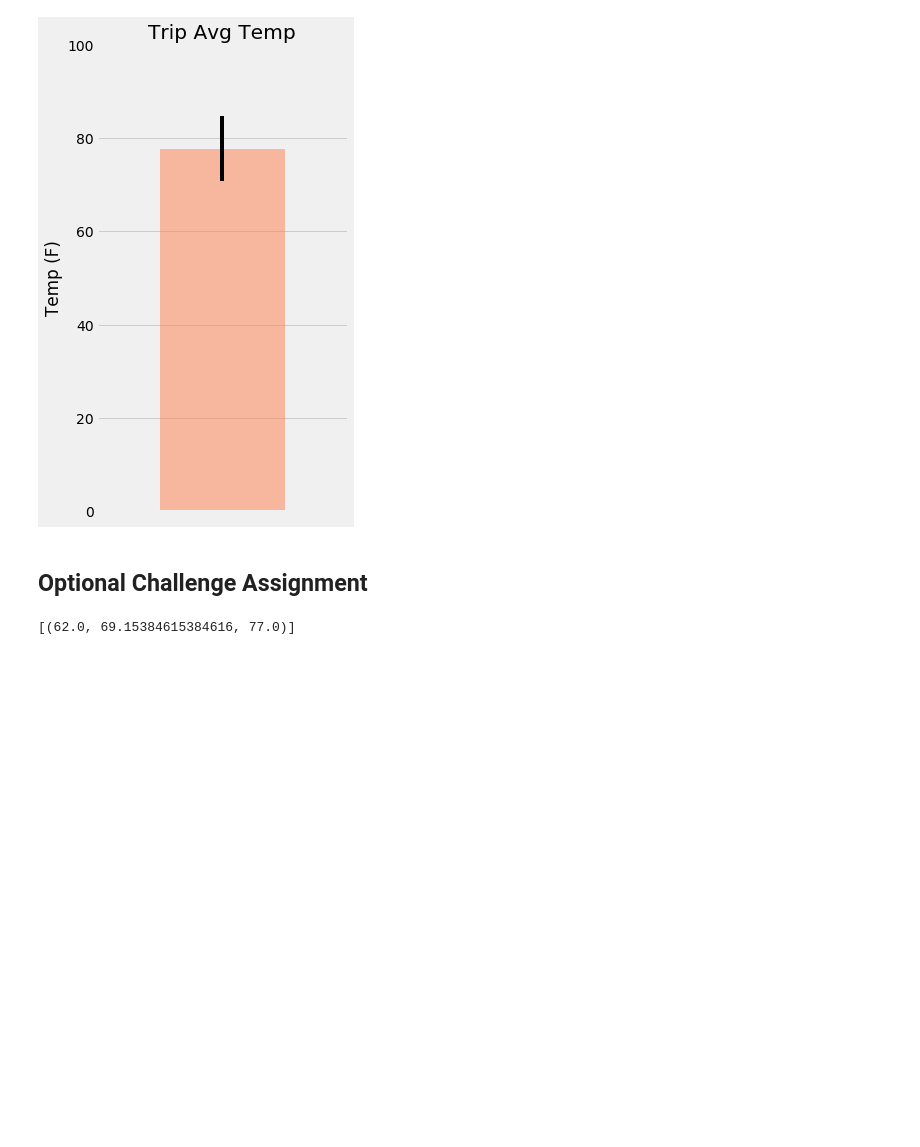
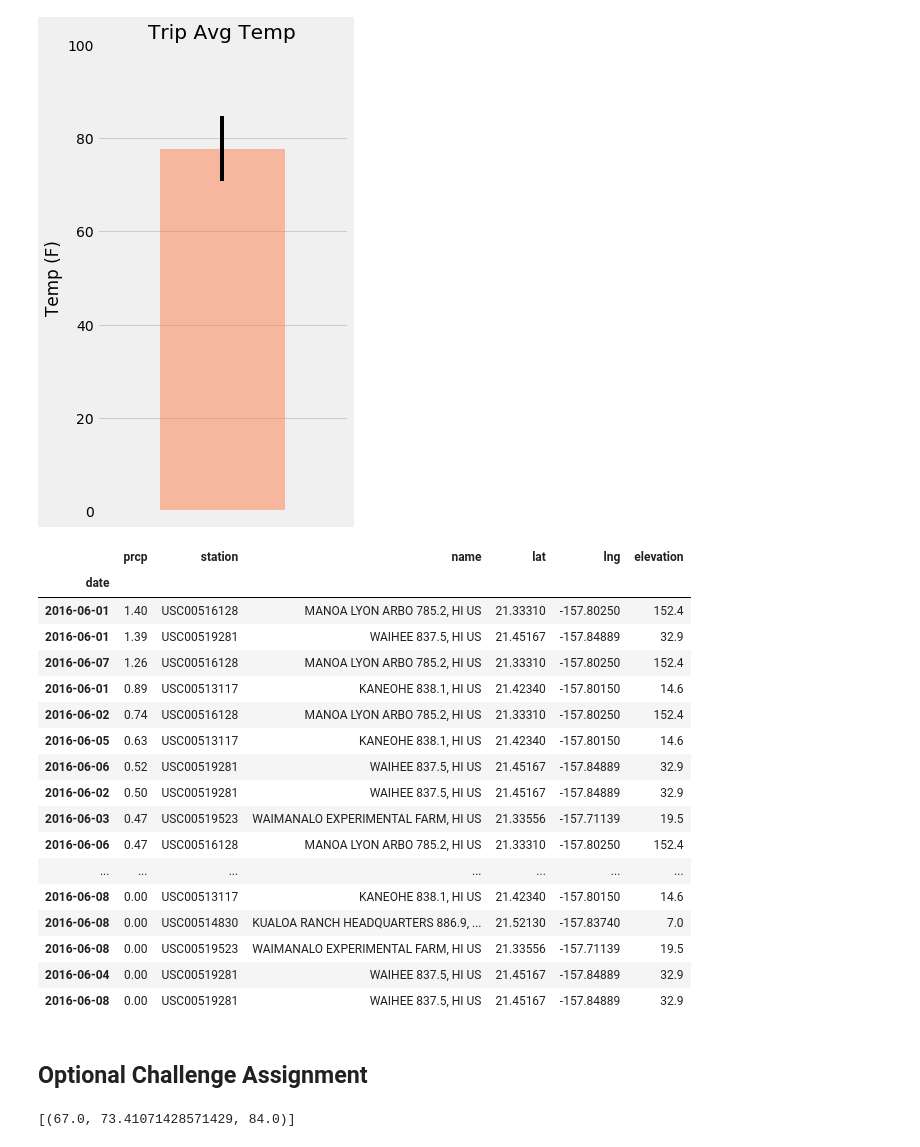
Before and after one commit to ohoweedy/dataviz-homework, a Jupyter notebook: SQLAlchemy/climate_starter.ipynb, the cells around one changed output. Drawn from its saved outputs; the diff is of its cells as text; code cells hidden in the pictures; blank space fills up the shorter version.

```diff
--- a/SQLAlchemy/climate_starter.ipynb
+++ b/SQLAlchemy/climate_starter.ipynb
@@ -354,6 +329,41 @@ plt.show()
 # %%
 # Calculate the rainfall per weather station for your trip dates using the previous year's matching dates.
 # Sort this in descending order by precipitation amount and list the station, name, latitude, longitude, and elevation
+
+# Previous year's matching dates
+previous_start = '2016-06-01'
+previous_end = '2016-06-08'
+
+# Query and sort results by descending prcp values
+rf_station = session.query(Measurement.date, Measurement.prcp, Measurement.station, Station.name, Station.latitude, Station.longitude, Station.elevation).\
+            order_by(Measurement.prcp.desc()).\
+            filter(Measurement.date >= previous_start).filter(Measurement.date <= previous_end).\
+            filter(Measurement.prcp != "None").\
+            filter(Measurement.station == Station.station).all()
+
+# Load into dataframe and present results
+rf_station_df = pd.DataFrame(rf_station, columns=['date', 'prcp', 'station', 'name', 'lat', 'lng', 'elevation'])
+rf_station_df.set_index('date', inplace=True, )
+rf_station_df
+# %% [output]
+|  | prcp | station | name | lat | lng | elevation |
+| date |  |  |  |  |  |  |
+| 2016-06-01 | 1.40 | USC00516128 | MANOA LYON ARBO 785.2, HI US | 21.33310 | -157.80250 | 152.4 |
+| 2016-06-01 | 1.39 | USC00519281 | WAIHEE 837.5, HI US | 21.45167 | -157.84889 | 32.9 |
+| 2016-06-07 | 1.26 | USC00516128 | MANOA LYON ARBO 785.2, HI US | 21.33310 | -157.80250 | 152.4 |
+| 2016-06-01 | 0.89 | USC00513117 | KANEOHE 838.1, HI US | 21.42340 | -157.80150 | 14.6 |
+| 2016-06-02 | 0.74 | USC00516128 | MANOA LYON ARBO 785.2, HI US | 21.33310 | -157.80250 | 152.4 |
+| 2016-06-05 | 0.63 | USC00513117 | KANEOHE 838.1, HI US | 21.42340 | -157.80150 | 14.6 |
+| 2016-06-06 | 0.52 | USC00519281 | WAIHEE 837.5, HI US | 21.45167 | -157.84889 | 32.9 |
+| 2016-06-02 | 0.50 | USC00519281 | WAIHEE 837.5, HI US | 21.45167 | -157.84889 | 32.9 |
+| 2016-06-03 | 0.47 | USC00519523 | WAIMANALO EXPERIMENTAL FARM, HI US | 21.33556 | -157.71139 | 19.5 |
+| 2016-06-06 | 0.47 | USC00516128 | MANOA LYON ARBO 785.2, HI US | 21.33310 | -157.80250 | 152.4 |
+| ... | ... | ... | ... | ... | ... | ... |
+| 2016-06-08 | 0.00 | USC00513117 | KANEOHE 838.1, HI US | 21.42340 | -157.80150 | 14.6 |
+| 2016-06-08 | 0.00 | USC00514830 | KUALOA RANCH HEADQUARTERS 886.9, ... | 21.52130 | -157.83740 | 7.0 |
+| 2016-06-08 | 0.00 | USC00519523 | WAIMANALO EXPERIMENTAL FARM, HI US | 21.33556 | -157.71139 | 19.5 |
+| 2016-06-04 | 0.00 | USC00519281 | WAIHEE 837.5, HI US | 21.45167 | -157.84889 | 32.9 |
+| 2016-06-08 | 0.00 | USC00519281 | WAIHEE 837.5, HI US | 21.45167 | -157.84889 | 32.9 |
 # %% [markdown]
 ## Optional Challenge Assignment
 # %%
@@ -374,9 +384,9 @@ def daily_normals(date):
     sel = func.min(Measurement.tobs), func.avg(Measurement.tobs), func.max(Measurement.tobs)
     return session.query(*sel).filter(func.strftime("%m-%d", Measurement.date) == date).all()
 
-daily_normals("01-01")
+daily_normals("05-03")
 # %% [output]
-[(62.0, 69.15384615384616, 77.0)]
+[(67.0, 73.41071428571429, 84.0)]
 # %%
 # Calculate the daily normals for your trip
 # Push each tuple of calculations into a list called `normals`
```
Also changed, not shown: parts of 11 cells of this notebook, 2 other files.
